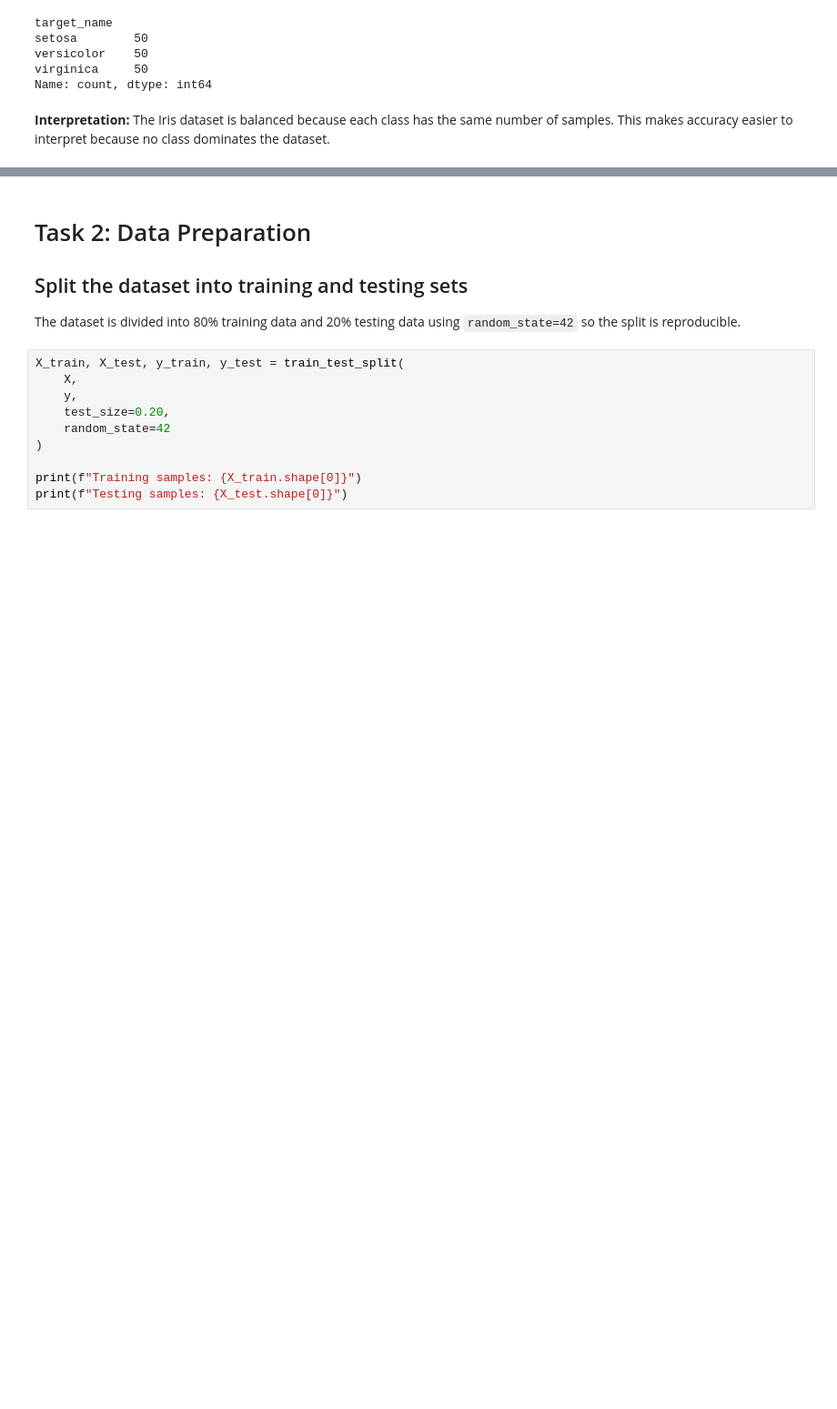
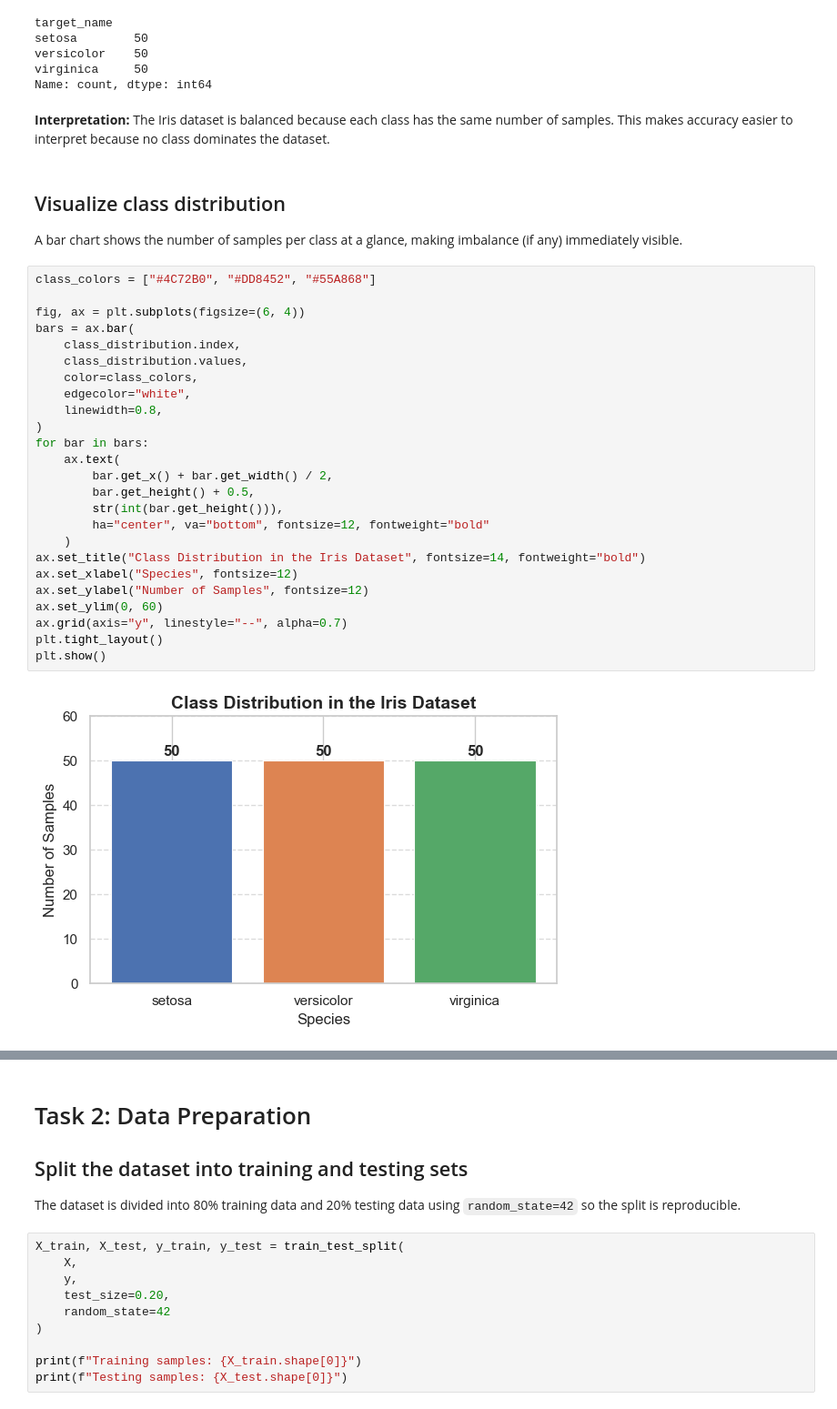
Before and after one commit to OCTehckie18/ML-Lab-2547237, a Jupyter notebook: Lab_activity/decision_trees.ipynb, the cells around one changed output, grey strips where cells are left out. Shown at 91% size. Drawn from its saved outputs; the diff is of its cells as text; blank space fills up the shorter version.

```diff
--- a/Lab_activity/decision_trees.ipynb
+++ b/Lab_activity/decision_trees.ipynb
@@ -112,3 +122,34 @@ virginica     50
 Name: count, dtype: int64
 # %% [markdown]
 **Interpretation:** The Iris dataset is balanced because each class has the same number of samples. This makes accuracy easier to interpret because no class dominates the dataset.
+# %% [markdown]
+## Visualize class distribution
+
+A bar chart shows the number of samples per class at a glance, making imbalance (if any) immediately visible.
+# %%
+class_colors = ["#4C72B0", "#DD8452", "#55A868"]
+
+fig, ax = plt.subplots(figsize=(6, 4))
+bars = ax.bar(
+    class_distribution.index,
+    class_distribution.values,
+    color=class_colors,
+    edgecolor="white",
+    linewidth=0.8,
+)
+for bar in bars:
+    ax.text(
+        bar.get_x() + bar.get_width() / 2,
+        bar.get_height() + 0.5,
+        str(int(bar.get_height())),
+        ha="center", va="bottom", fontsize=12, fontweight="bold"
+    )
+ax.set_title("Class Distribution in the Iris Dataset", fontsize=14, fontweight="bold")
+ax.set_xlabel("Species", fontsize=12)
+ax.set_ylabel("Number of Samples", fontsize=12)
+ax.set_ylim(0, 60)
+ax.grid(axis="y", linestyle="--", alpha=0.7)
+plt.tight_layout()
+plt.show()
+# %% [output]
+[figure, added]
```
Also changed, not shown: parts of 84 cells of this notebook.
